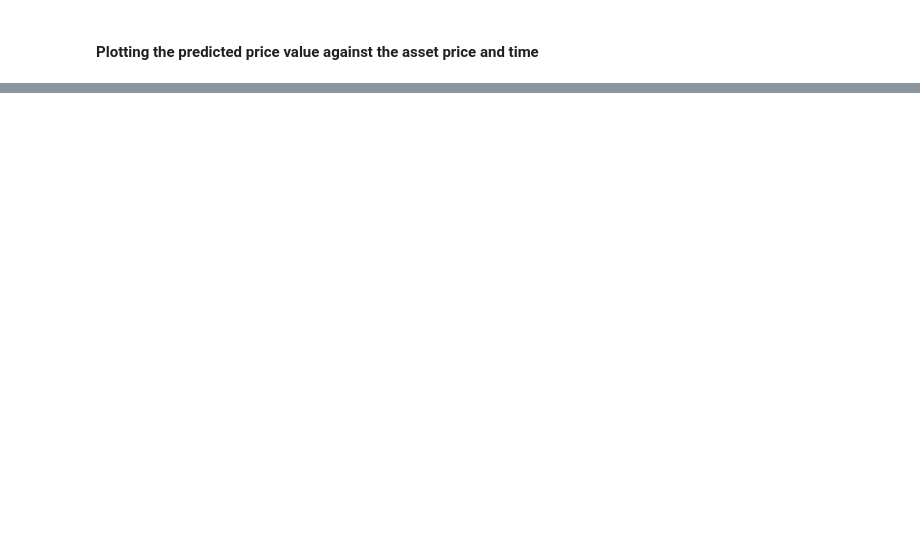
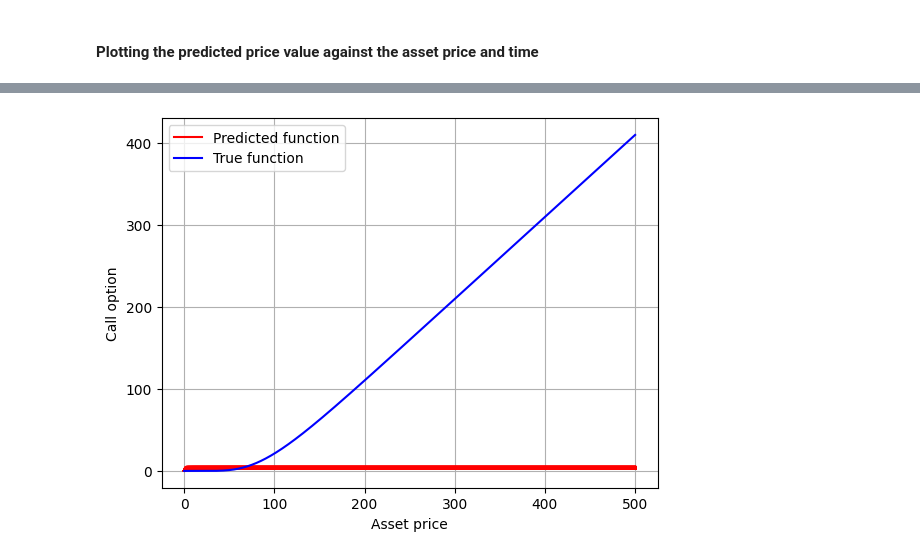
Before and after one commit to rujuldwivedi/Deep-Learning-Option-Pricing, a Jupyter notebook: Code5.ipynb, the cells around one changed output, grey strips where cells are left out. Saved outputs shown, nothing was run; the diff lists cells and outputs as text; code cells hidden in the pictures; blank space fills up the shorter version.

```diff
--- a/Code5.ipynb
+++ b/Code5.ipynb
@@ -410,0 +528,28 @@ plt.show()
+# %%
+def legend_without_duplicate_labels(ax):
+    handles, labels = ax.get_legend_handles_labels()
+    unique = [(h, l) for i, (h, l) in enumerate(zip(handles, labels)) if l not in labels[:i]]
+    ax.legend(*zip(*unique))
+
+np.seterr(divide = 'ignore')
+fig, ax = plt.subplots()
+
+X_cmp = np.concatenate([0.5*np.ones((1000, 1)),
+                        np.linspace(0, 500, num=1000).reshape(-1, 1)], axis=1)
+Y_pred = model(torch.from_numpy(X_cmp).float().requires_grad_().to(device)).cpu().detach()
+Y_true = black_scholes_call_div(X_cmp, K, T, r, sigma).reshape(-1, 1)
+
+X_cmp = np.linspace(0, 500, num=1000)
+
+ax.plot(X_cmp, Y_pred, c='red', label="Predicted function")
+ax.plot(X_cmp, Y_true, c='blue', label="True function")
+
+legend_without_duplicate_labels(ax)
+
+plt.grid()
+plt.xlabel('Asset price')
+plt.ylabel('Call option')
+
+plt.show()
+# %% [output]
+[figure, added]
```
Also changed, not shown: parts of 15 cells of this notebook.
